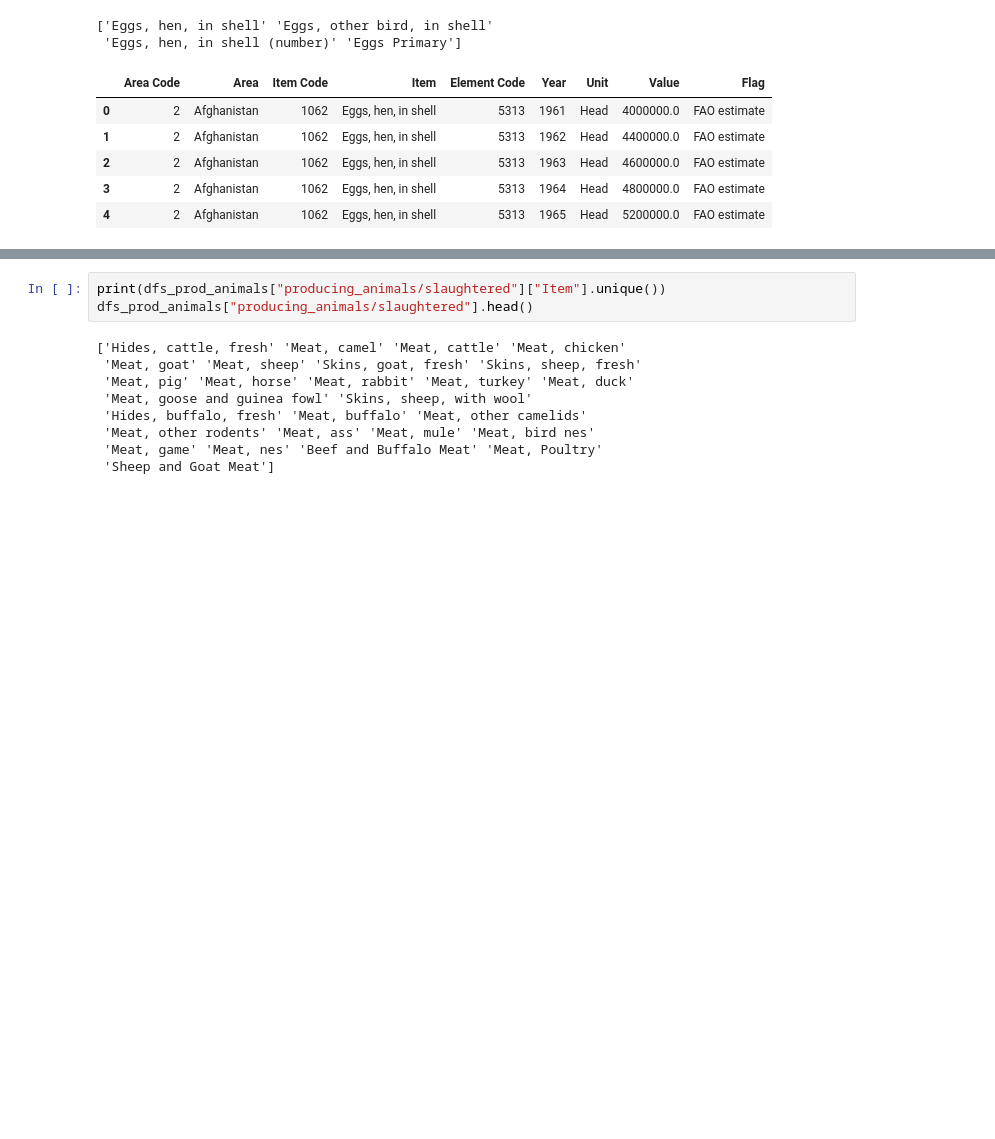
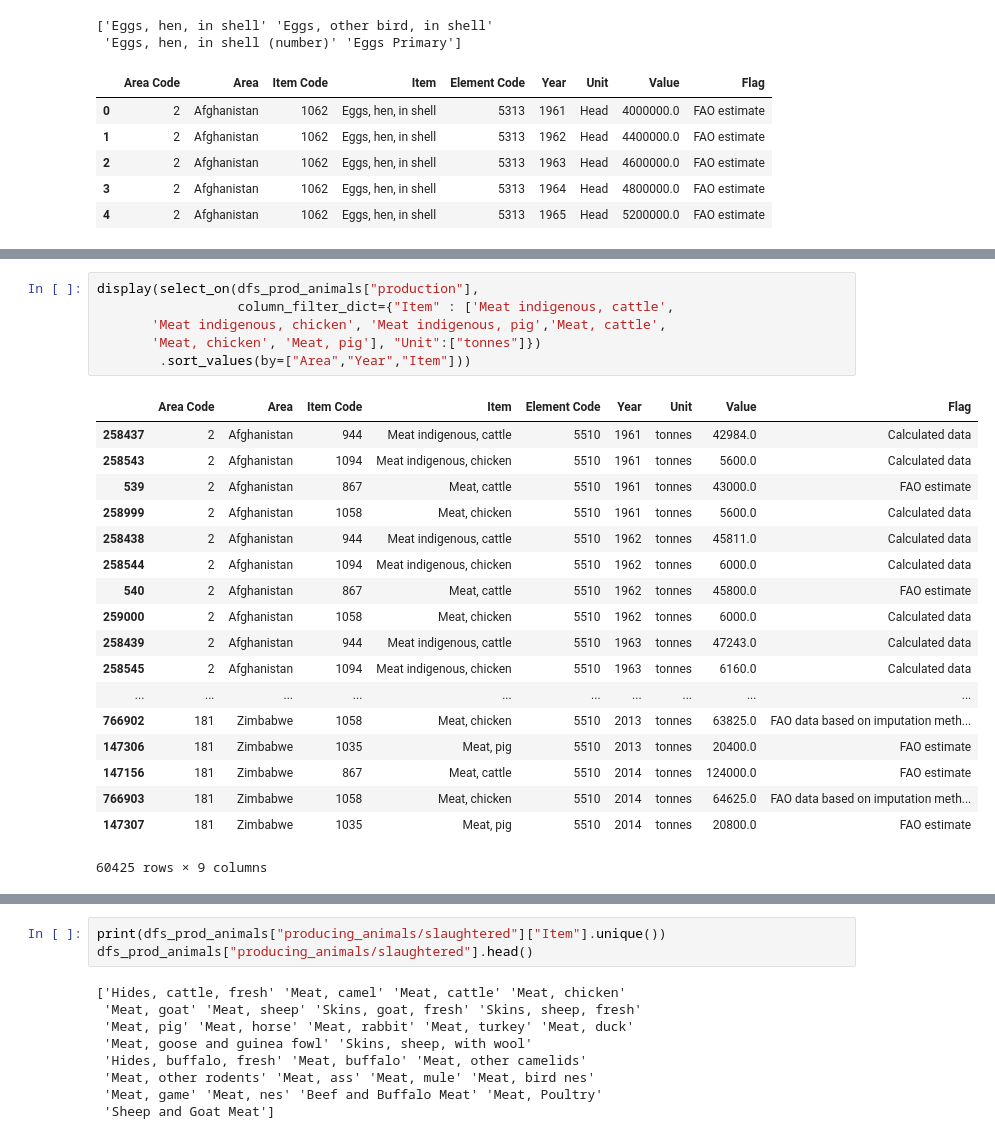
Before and after one commit to OthmanSefraoui/Data_story, a Jupyter notebook: consumption.ipynb, the cells around one changed output, grey strips where cells are left out. Cells and saved outputs as stored; diff of their text form; blank space fills up the shorter version.

```diff
--- a/consumption.ipynb
+++ b/consumption.ipynb
@@ -124,0 +572,25 @@ dfs_prod_animals["production"].groupby(by=["Unit","Item"]).sum()
+# %%
+display(select_on(dfs_prod_animals["production"],
+                  column_filter_dict={"Item" : ['Meat indigenous, cattle',
+       'Meat indigenous, chicken', 'Meat indigenous, pig','Meat, cattle',
+       'Meat, chicken', 'Meat, pig'], "Unit":["tonnes"]})
+        .sort_values(by=["Area","Year","Item"]))
+# %% [output]
+|  | Area Code | Area | Item Code | Item | Element Code | Year | Unit | Value | Flag |
+| 258437 | 2 | Afghanistan | 944 | Meat indigenous, cattle | 5510 | 1961 | tonnes | 42984.0 | Calculated data |
+| 258543 | 2 | Afghanistan | 1094 | Meat indigenous, chicken | 5510 | 1961 | tonnes | 5600.0 | Calculated data |
+| 539 | 2 | Afghanistan | 867 | Meat, cattle | 5510 | 1961 | tonnes | 43000.0 | FAO estimate |
+| 258999 | 2 | Afghanistan | 1058 | Meat, chicken | 5510 | 1961 | tonnes | 5600.0 | Calculated data |
+| 258438 | 2 | Afghanistan | 944 | Meat indigenous, cattle | 5510 | 1962 | tonnes | 45811.0 | Calculated data |
+| 258544 | 2 | Afghanistan | 1094 | Meat indigenous, chicken | 5510 | 1962 | tonnes | 6000.0 | Calculated data |
+| 540 | 2 | Afghanistan | 867 | Meat, cattle | 5510 | 1962 | tonnes | 45800.0 | FAO estimate |
+| 259000 | 2 | Afghanistan | 1058 | Meat, chicken | 5510 | 1962 | tonnes | 6000.0 | Calculated data |
+| 258439 | 2 | Afghanistan | 944 | Meat indigenous, cattle | 5510 | 1963 | tonnes | 47243.0 | Calculated data |
+| 258545 | 2 | Afghanistan | 1094 | Meat indigenous, chicken | 5510 | 1963 | tonnes | 6160.0 | Calculated data |
+| ... | ... | ... | ... | ... | ... | ... | ... | ... | ... |
+| 766902 | 181 | Zimbabwe | 1058 | Meat, chicken | 5510 | 2013 | tonnes | 63825.0 | FAO data based on imputation meth... |
+| 147306 | 181 | Zimbabwe | 1035 | Meat, pig | 5510 | 2013 | tonnes | 20400.0 | FAO estimate |
+| 147156 | 181 | Zimbabwe | 867 | Meat, cattle | 5510 | 2014 | tonnes | 124000.0 | FAO estimate |
+| 766903 | 181 | Zimbabwe | 1058 | Meat, chicken | 5510 | 2014 | tonnes | 64625.0 | FAO data based on imputation meth... |
+| 147307 | 181 | Zimbabwe | 1035 | Meat, pig | 5510 | 2014 | tonnes | 20800.0 | FAO estimate |
+60425 rows × 9 columns
```
Also changed, not shown: parts of 33 cells of this notebook.
